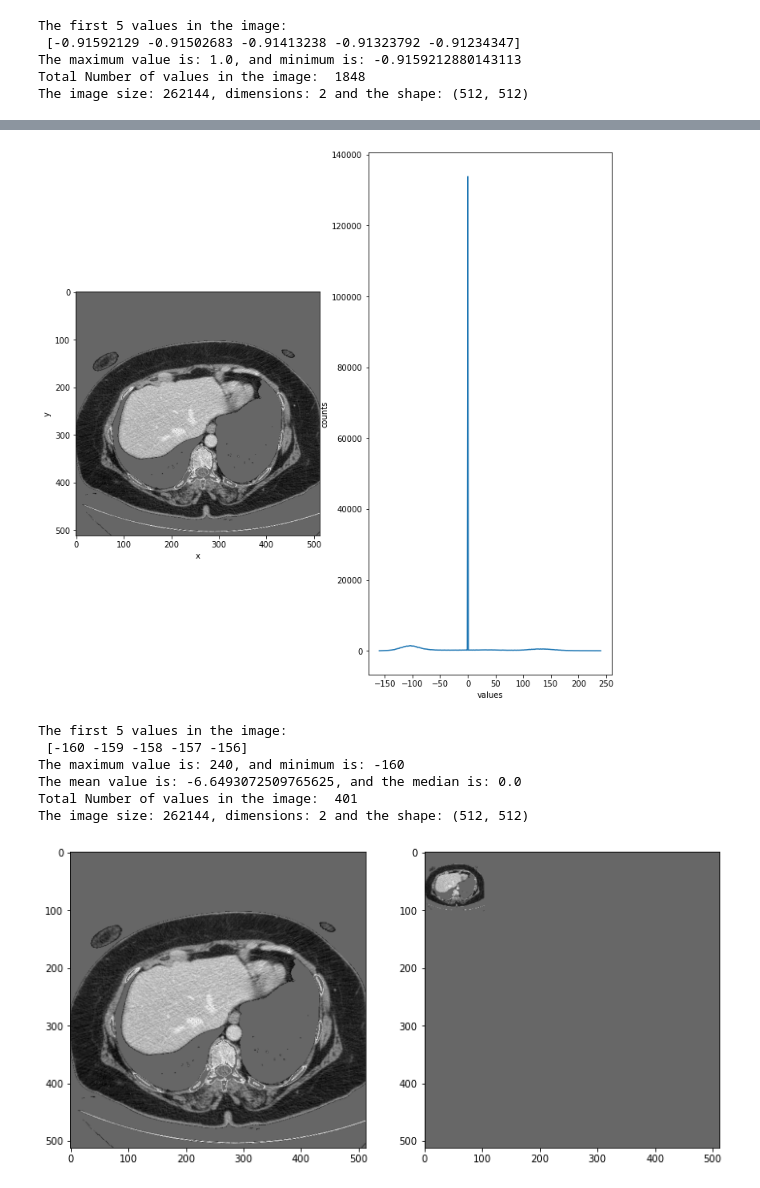
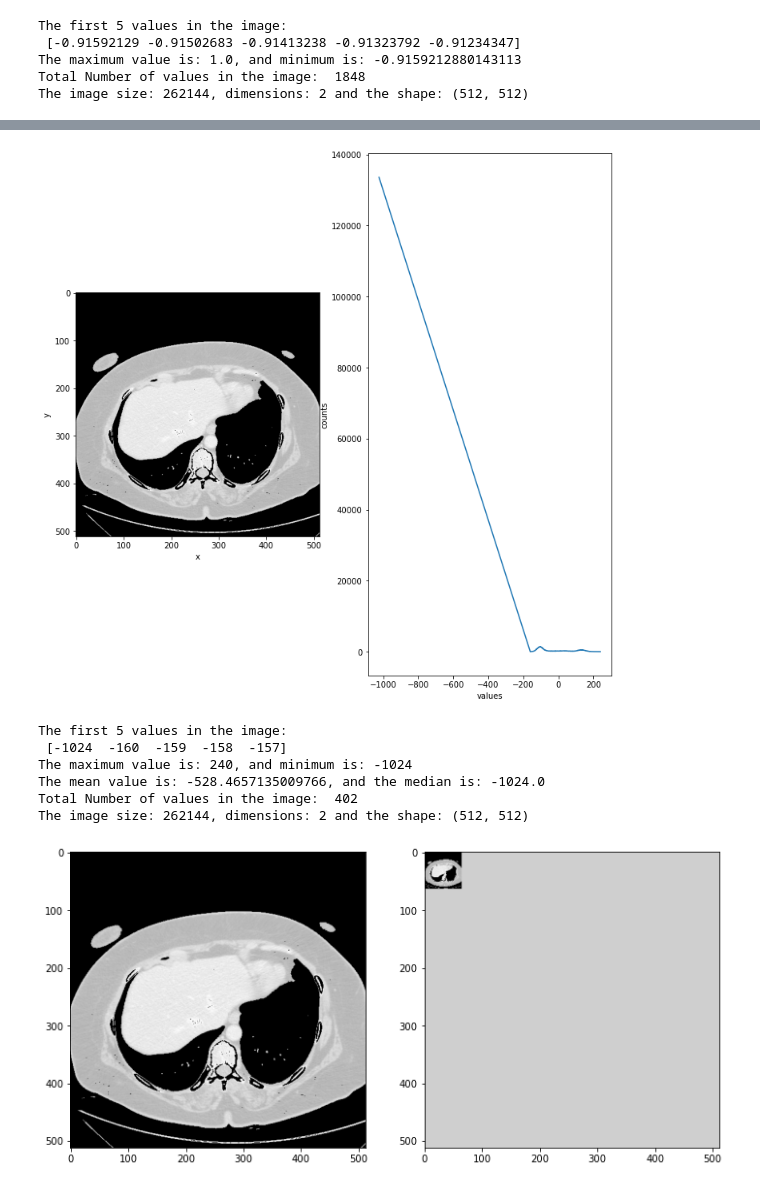
Before and after one commit to Ahmadsad/ID2211-Project, a Jupyter notebook: test.ipynb, the cells around one changed output, grey strips where cells are left out. Drawn from its saved outputs; the diff is of its cells as text; code cells hidden in the pictures.

```diff
--- a/test.ipynb
+++ b/test.ipynb
@@ -240,37 +147,37 @@ plt.show()
 test_clipping_img = np.array(image);
 test_clipping_img.setflags(write=1); # allow clipping values
 # test_clipping_img.flags
-test_clipping_img[test_clipping_img < -160] = 0; # the region of the liver, clipp the others!
-test_clipping_img[test_clipping_img > 240] = 0;
+test_clipping_img[test_clipping_img < -160] = -1024; # the region of the liver, clipp the others!
+test_clipping_img[test_clipping_img > 240] = -1024;
 
 norm_test_clipping_img = np.sqrt((test_clipping_img+np.abs(np.min(test_clipping_img)))**2); # add an offset to 'remove' negative values
 norm_test_clipping_img = norm_test_clipping_img/np.max(norm_test_clipping_img); # normalize
 # %%
 plt_fig_hist(test_clipping_img);
 # %% [output]
-[figure, old version]
+[figure, new version]
 # %%
 print_info(test_clipping_img)
 # %% [output]
 The first 5 values in the image:
- [-160 -159 -158 -157 -156]
-The maximum value is: 240, and minimum is: -160
-The mean value is: -6.6493072509765625, and the median is: 0.0
-Total Number of values in the image:  401
+ [-1024  -160  -159  -158  -157]
+The maximum value is: 240, and minimum is: -1024
+The mean value is: -528.4657135009766, and the median is: -1024.0
+Total Number of values in the image:  402
 The image size: 262144, dimensions: 2 and the shape: (512, 512)
 # %%
-scaling_factor = 5;
+scaling_factor = 8;
 transf_matrix = give_transferMatrix([scaling_factor, scaling_factor]);
 ssd_regClipped_img = ndi.interpolation.affine_transform(test_clipping_img, transf_matrix, offset=(0, 0))
 
 plt.figure(figsize=(12,8))
 plt.subplot(121)
 plt.imshow(test_clipping_img, cmap='gray')
 plt.subplot(122)
 plt.imshow(ssd_regClipped_img, cmap='gray')
 plt.show()
 # %% [output]
-[figure, old version]
+[figure, new version]
 # %%
 scaled_clipped_img = ssd_regClipped_img[0:int(round(image.shape[0]/scaling_factor)), 0:int(round(image.shape[1]/scaling_factor))];
 # %%
```
Also changed, not shown: parts of 41 cells of this notebook.
